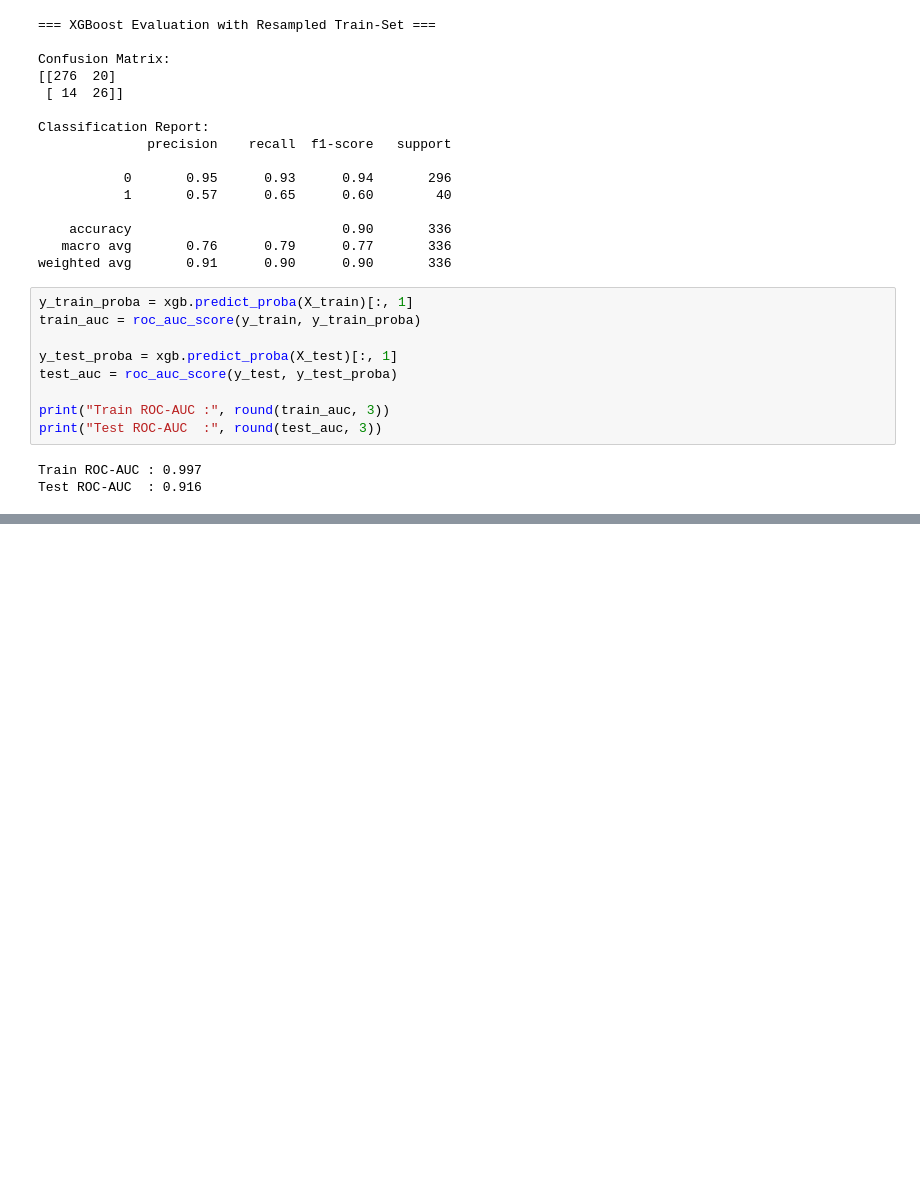
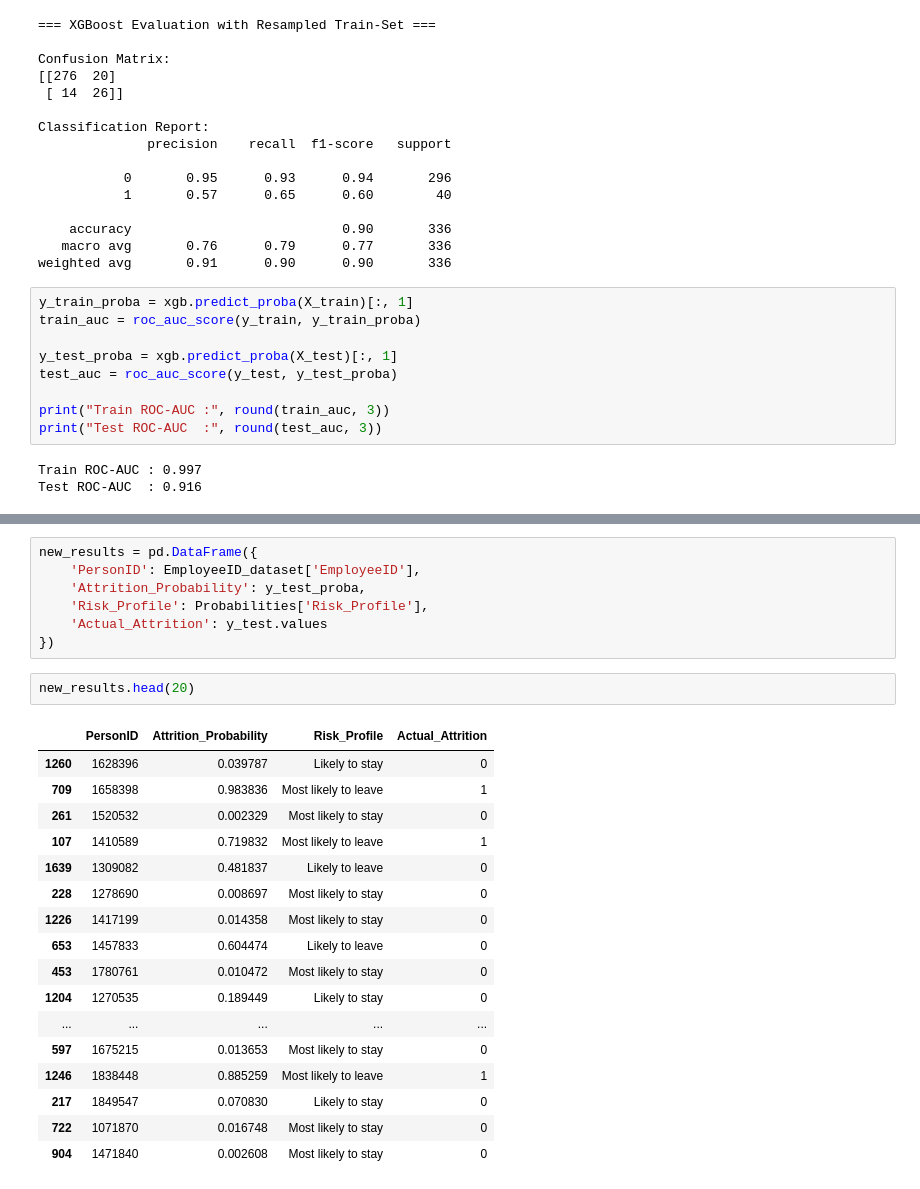
Before and after one commit to Kovindu555/Employee-Attrition-Multiclass-Prediction, a Jupyter notebook: model_training.ipynb, the cells around one changed output, grey strips where cells are left out. Saved outputs shown, nothing was run; the diff lists cells and outputs as text; blank space fills up the shorter version.

```diff
--- a/model_training.ipynb
+++ b/model_training.ipynb
@@ -1072,0 +1105,27 @@ Test ROC-AUC  : 0.916
+# %%
+new_results = pd.DataFrame({
+    'PersonID': EmployeeID_dataset['EmployeeID'],
+    'Attrition_Probability': y_test_proba,
+    'Risk_Profile': Probabilities['Risk_Profile'],
+    'Actual_Attrition': y_test.values
+})
+# %%
+new_results.head(20)
+# %% [output]
+|  | PersonID | Attrition_Probability | Risk_Profile | Actual_Attrition |
+| 1260 | 1628396 | 0.039787 | Likely to stay | 0 |
+| 709 | 1658398 | 0.983836 | Most likely to leave | 1 |
+| 261 | 1520532 | 0.002329 | Most likely to stay | 0 |
+| 107 | 1410589 | 0.719832 | Most likely to leave | 1 |
+| 1639 | 1309082 | 0.481837 | Likely to leave | 0 |
+| 228 | 1278690 | 0.008697 | Most likely to stay | 0 |
+| 1226 | 1417199 | 0.014358 | Most likely to stay | 0 |
+| 653 | 1457833 | 0.604474 | Likely to leave | 0 |
+| 453 | 1780761 | 0.010472 | Most likely to stay | 0 |
+| 1204 | 1270535 | 0.189449 | Likely to stay | 0 |
+| ... | ... | ... | ... | ... |
+| 597 | 1675215 | 0.013653 | Most likely to stay | 0 |
+| 1246 | 1838448 | 0.885259 | Most likely to leave | 1 |
+| 217 | 1849547 | 0.070830 | Likely to stay | 0 |
+| 722 | 1071870 | 0.016748 | Most likely to stay | 0 |
+| 904 | 1471840 | 0.002608 | Most likely to stay | 0 |
```
Also changed, not shown: parts of 21 cells of this notebook.
